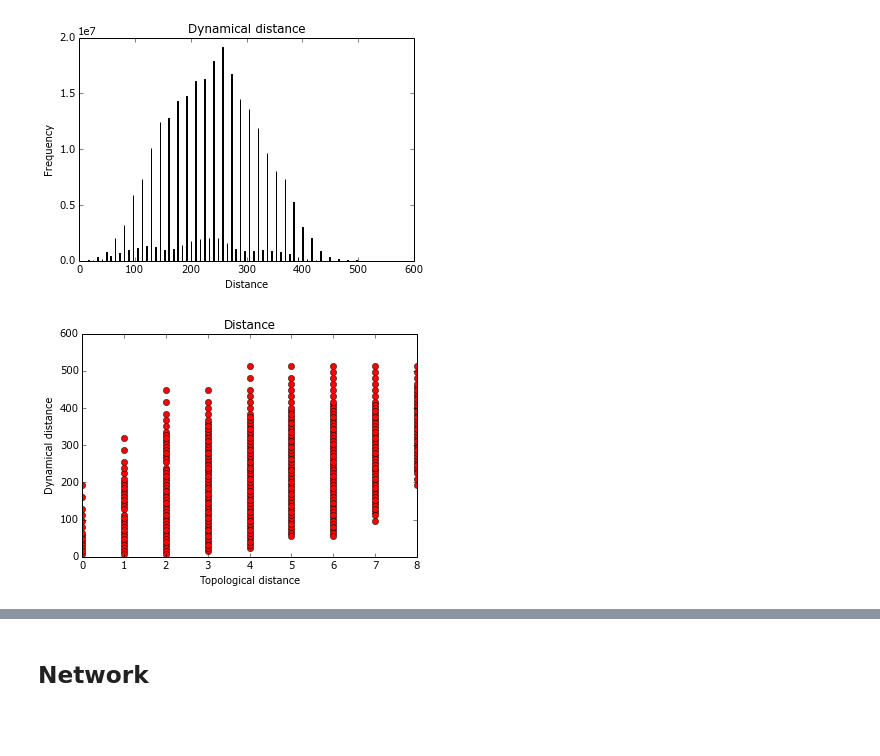
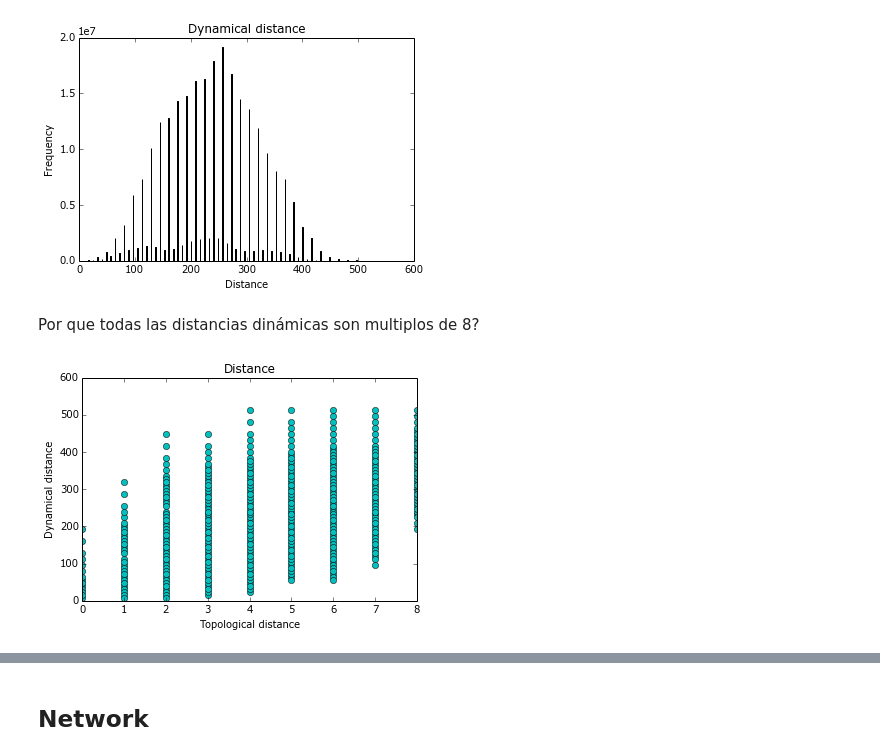
Before and after one commit to mar-esther23/CircuitsAnalyses, a Jupyter notebook: Analysis5nodes.ipynb, the cells around one changed output, grey strips where cells are left out. Saved outputs shown, nothing was run; the diff lists cells and outputs as text; code cells hidden in the pictures; blank space fills up the shorter version.

Commit message:
Correlation and better plots

```diff
--- a/Analysis5nodes.ipynb
+++ b/Analysis5nodes.ipynb
@@ -92,13 +79,15 @@ plt.ylabel("Frequency")
 plt.show()
 # %% [output]
 [figure]
+# %% [markdown]
+Por que todas las distancias dinámicas son multiplos de 8?
 # %%
 x = [d[0] for d in d_vs_d.keys()]
 y = [d[1] for d in d_vs_d.keys()]
-plt.plot(x, y, 'ro')
+plt.plot(x, y, 'co')
 plt.title("Distance")
 plt.xlabel("Topological distance")
 plt.ylabel("Dynamical distance")
 plt.show()
 # %% [output]
-[figure, old version]
+[figure, new version]
```
Also changed, not shown: parts of 34 cells of this notebook.
